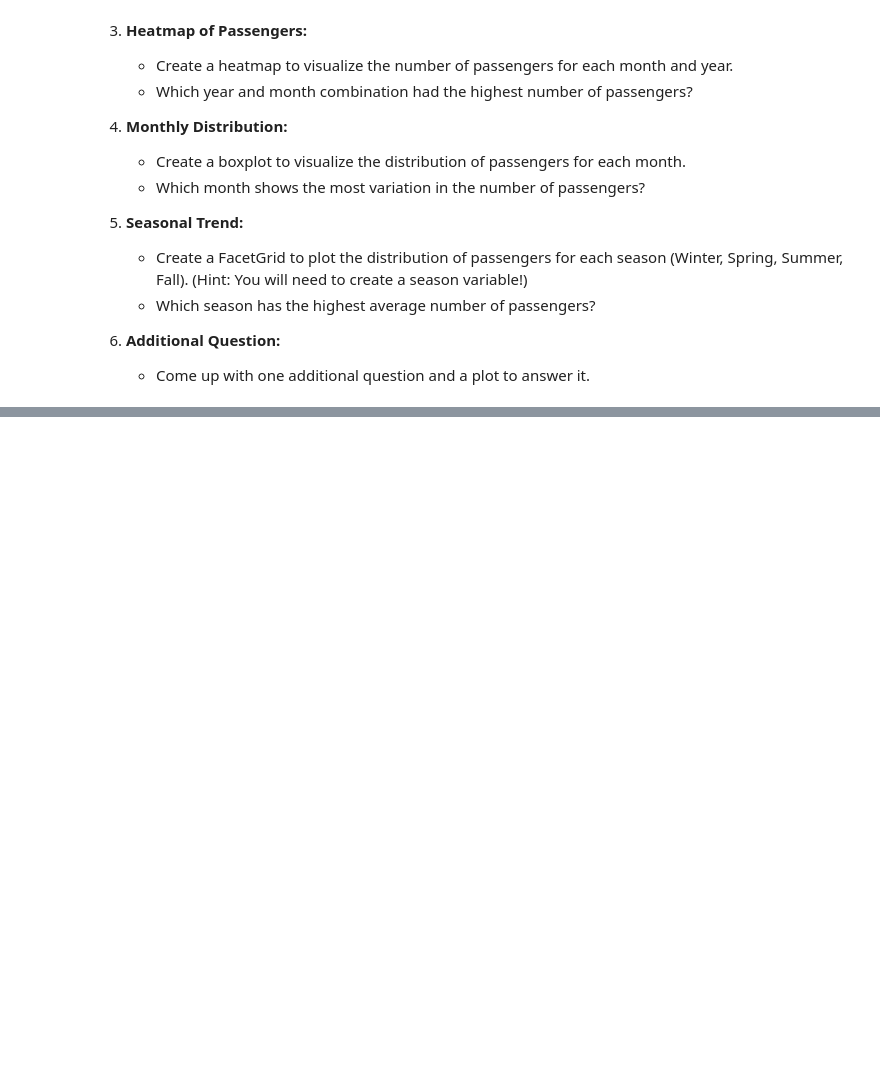
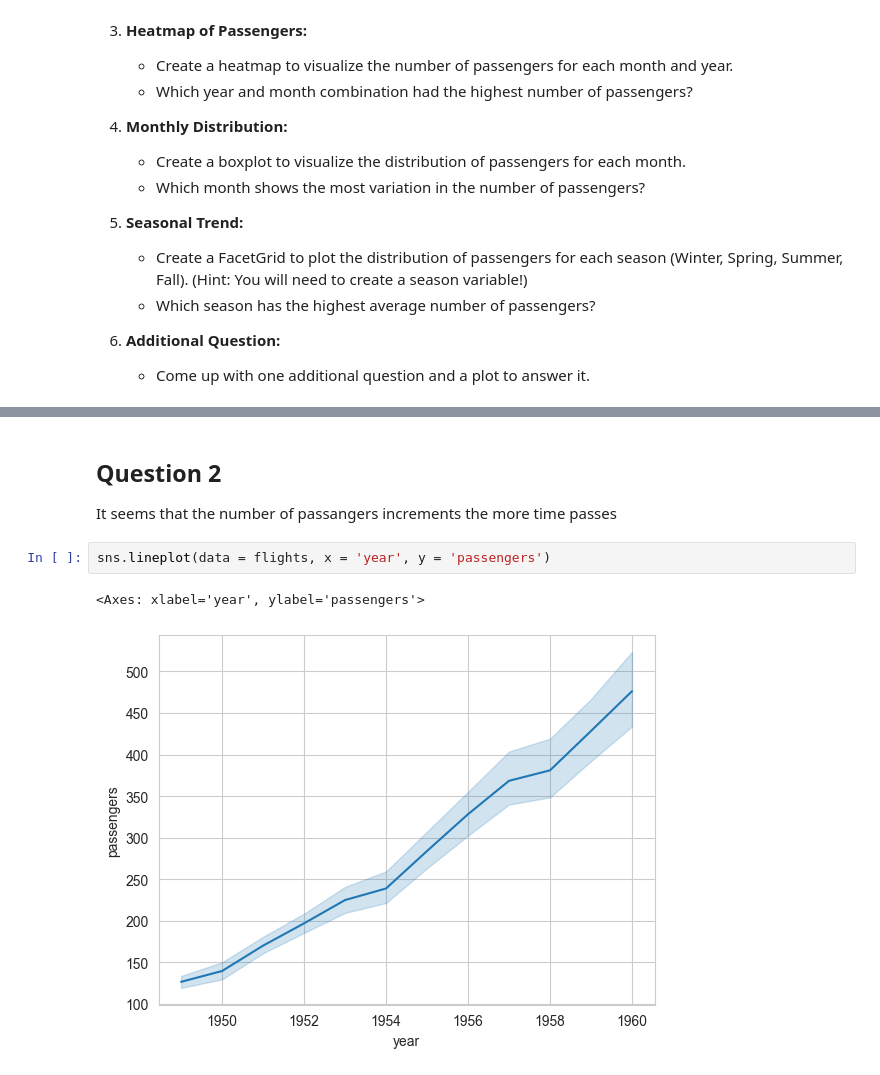
Before and after one commit to mn-munoz/cs180-winter25, a Jupyter notebook: notebooks/04b-seaborn.ipynb, the cells around one changed output, grey strips where cells are left out. Drawn from its saved outputs; the diff is of its cells as text; blank space fills up the shorter version.

```diff
--- a/notebooks/04b-seaborn.ipynb
+++ b/notebooks/04b-seaborn.ipynb
@@ -439,0 +462,8 @@ flights.head()
+# %% [markdown]
+## Question 2
+It seems that the number of passangers increments the more time passes
+# %%
+sns.lineplot(data = flights, x = 'year', y = 'passengers')
+# %% [output]
+<Axes: xlabel='year', ylabel='passengers'>
+[figure, added]
```
Also changed, not shown: parts of 5 cells of this notebook.
